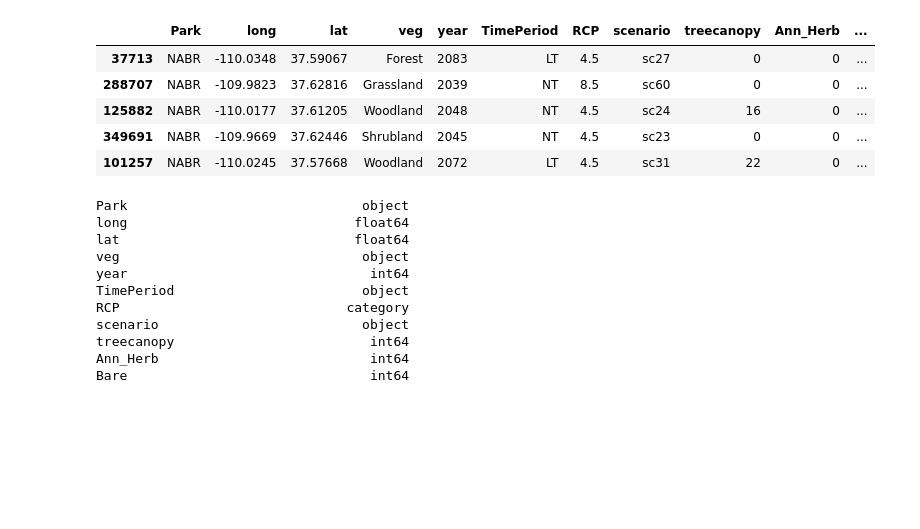
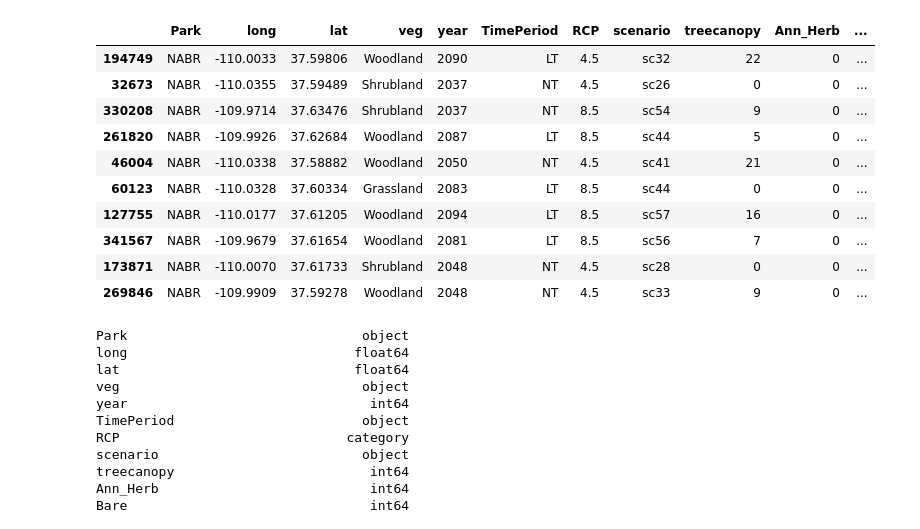
Before and after one commit to emdapkus/scholarship, a Jupyter notebook: code/eda.ipynb, the cells around one changed output. Saved outputs shown, nothing was run; the diff lists cells and outputs as text; code cells hidden in the pictures; blank space fills up the shorter version.

```diff
--- a/code/eda.ipynb
+++ b/code/eda.ipynb
@@ -17,13 +40,18 @@ df = pd.read_csv('../data/data.csv', dtype={'RCP': 'category'})
 # %%
 #display a sample of the df
-df.sample(5)
+df.sample(10)
 # %% [output]
 |  | Park | long | lat | veg | year | TimePeriod | RCP | scenario | treecanopy | Ann_Herb | ... |
-| 37713 | NABR | -110.0348 | 37.59067 | Forest | 2083 | LT | 4.5 | sc27 | 0 | 0 | ... |
-| 288707 | NABR | -109.9823 | 37.62816 | Grassland | 2039 | NT | 8.5 | sc60 | 0 | 0 | ... |
-| 125882 | NABR | -110.0177 | 37.61205 | Woodland | 2048 | NT | 4.5 | sc24 | 16 | 0 | ... |
-| 349691 | NABR | -109.9669 | 37.62446 | Shrubland | 2045 | NT | 4.5 | sc23 | 0 | 0 | ... |
-| 101257 | NABR | -110.0245 | 37.57668 | Woodland | 2072 | LT | 4.5 | sc31 | 22 | 0 | ... |
+| 194749 | NABR | -110.0033 | 37.59806 | Woodland | 2090 | LT | 4.5 | sc32 | 22 | 0 | ... |
+| 32673 | NABR | -110.0355 | 37.59489 | Shrubland | 2037 | NT | 4.5 | sc26 | 0 | 0 | ... |
+| 330208 | NABR | -109.9714 | 37.63476 | Shrubland | 2037 | NT | 8.5 | sc54 | 9 | 0 | ... |
+| 261820 | NABR | -109.9926 | 37.62684 | Woodland | 2087 | LT | 8.5 | sc44 | 5 | 0 | ... |
+| 46004 | NABR | -110.0338 | 37.58882 | Woodland | 2050 | NT | 4.5 | sc41 | 21 | 0 | ... |
+| 60123 | NABR | -110.0328 | 37.60334 | Grassland | 2083 | LT | 8.5 | sc44 | 0 | 0 | ... |
+| 127755 | NABR | -110.0177 | 37.61205 | Woodland | 2094 | LT | 8.5 | sc57 | 16 | 0 | ... |
+| 341567 | NABR | -109.9679 | 37.61654 | Woodland | 2081 | LT | 8.5 | sc56 | 7 | 0 | ... |
+| 173871 | NABR | -110.0070 | 37.61733 | Shrubland | 2048 | NT | 4.5 | sc28 | 0 | 0 | ... |
+| 269846 | NABR | -109.9909 | 37.59278 | Woodland | 2048 | NT | 4.5 | sc33 | 9 | 0 | ... |
 # %%
 #show dtypes
 df.dtypes
```
Also changed, not shown: parts of 20 cells of this notebook, 42 other files.
